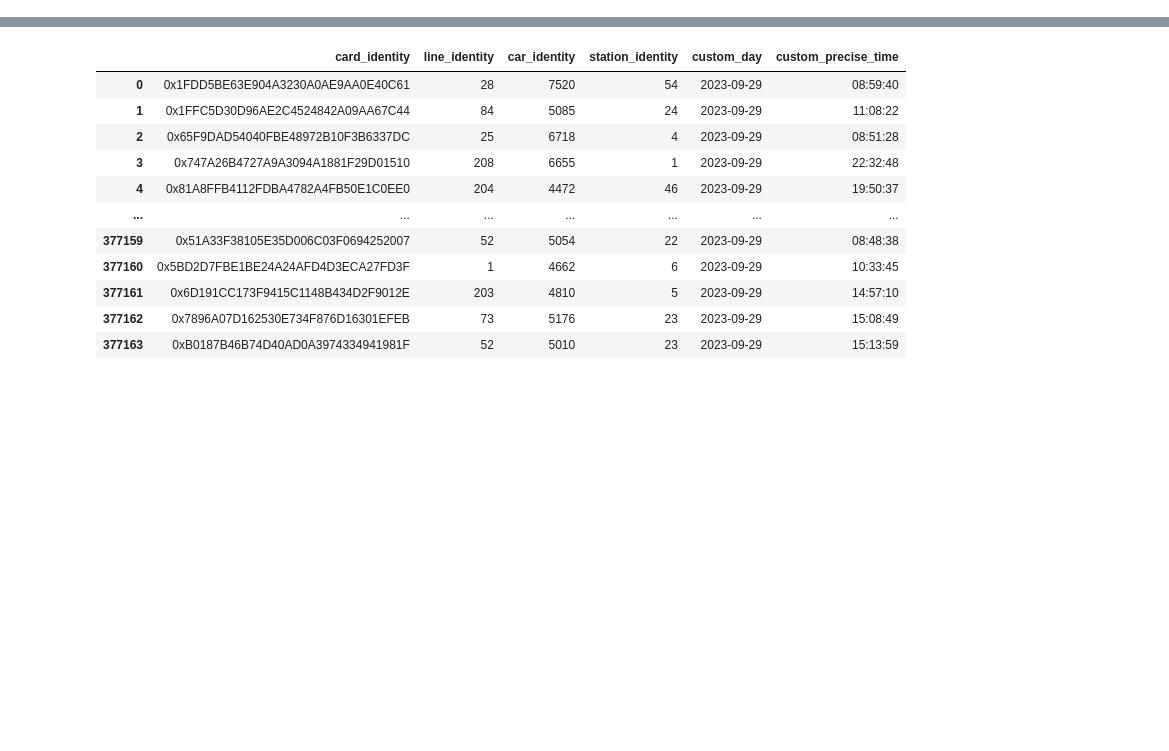
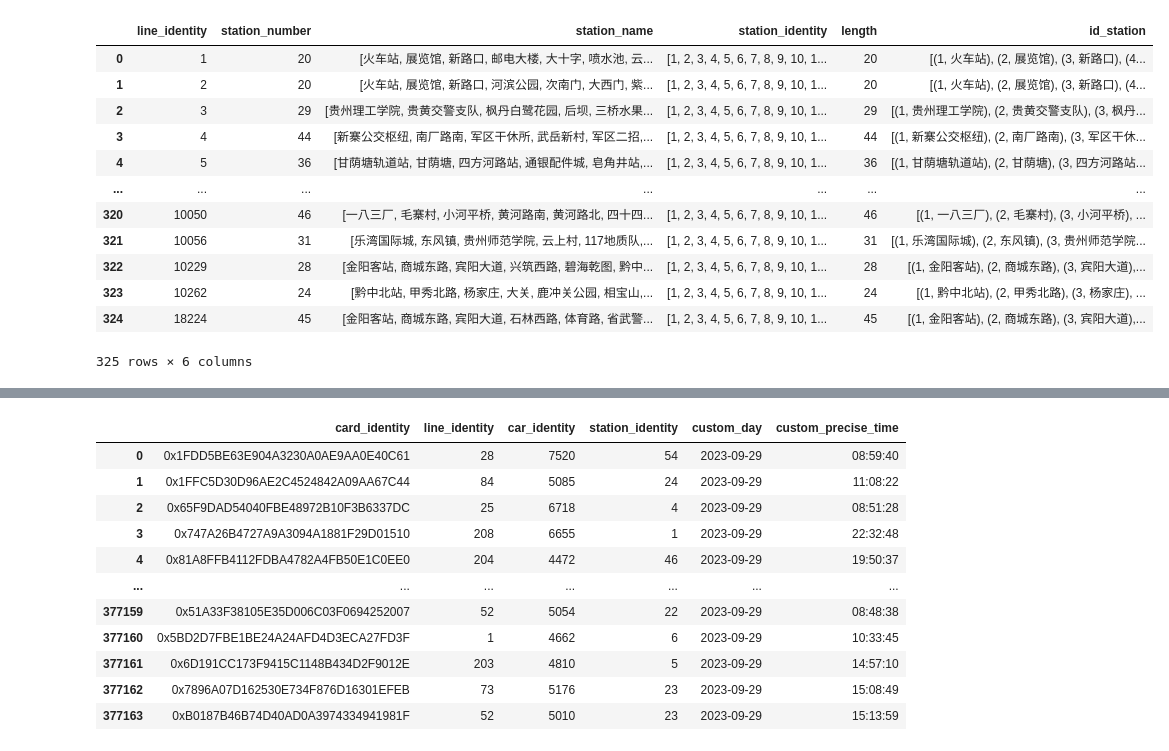
Before and after one commit to xmu-hph/mybus_cor, a Jupyter notebook: temp.ipynb, the cells around one changed output, grey strips where cells are left out. Cells and saved outputs as stored; diff of their text form; code cells hidden in the pictures; blank space fills up the shorter version.

```diff
--- a/temp.ipynb
+++ b/temp.ipynb
@@ -15,3 +15,8 @@ bus_station_dataframe = pd.read_excel('公交数据.xlsx',sheet_name='站点数
 #用去年的时间的同比数据，去预测今年的同比数据，看是否一致，如果一致，说明经济发展没有变化，如果变大，说明经济好转
 #bus_swip_dataframe ：一天的统计信息：各条线路、各个站点的刷卡数量信息
 #bus_station_dataframe ： 站点的统计信息：各个站点的经纬度
+# %%
+line_station_number_sequen_dataframe = \
+bus_station_dataframe.groupby(['line_identity','station_number']).agg({'station_name':list,'station_identity':list}).reset_index()
+line_station_number_sequen_dataframe['length'] = line_station_number_sequen_dataframe['station_identity'].apply(lambda x:len(x))
+line_station_number_sequen_dataframe
@@ -17,0 +37,18 @@ bus_station_dataframe = pd.read_excel('公交数据.xlsx',sheet_name='站点数
+# %%
+line_station_number_sequen_dataframe['id_station'] = line_station_number_sequen_dataframe.apply(lambda x:list(zip(x['station_identity'],x['station_name'])),axis=1)
+# %%
+line_station_number_sequen_dataframe
+# %% [output]
+|  | line_identity | station_number | station_name | station_identity | length | id_station |
+| 0 | 1 | 20 | [火车站, 展览馆, 新路口, 邮电大楼, 大十字, 喷水池, 云... | [1, 2, 3, 4, 5, 6, 7, 8, 9, 10, 1... | 20 | [(1, 火车站), (2, 展览馆), (3, 新路口), (4... |
+| 1 | 2 | 20 | [火车站, 展览馆, 新路口, 河滨公园, 次南门, 大西门, 紫... | [1, 2, 3, 4, 5, 6, 7, 8, 9, 10, 1... | 20 | [(1, 火车站), (2, 展览馆), (3, 新路口), (4... |
+| 2 | 3 | 29 | [贵州理工学院, 贵黄交警支队, 枫丹白鹭花园, 后坝, 三桥水果... | [1, 2, 3, 4, 5, 6, 7, 8, 9, 10, 1... | 29 | [(1, 贵州理工学院), (2, 贵黄交警支队), (3, 枫丹... |
+| 3 | 4 | 44 | [新寨公交枢纽, 南厂路南, 军区干休所, 武岳新村, 军区二招,... | [1, 2, 3, 4, 5, 6, 7, 8, 9, 10, 1... | 44 | [(1, 新寨公交枢纽), (2, 南厂路南), (3, 军区干休... |
+| 4 | 5 | 36 | [甘荫塘轨道站, 甘荫塘, 四方河路站, 通银配件城, 皂角井站,... | [1, 2, 3, 4, 5, 6, 7, 8, 9, 10, 1... | 36 | [(1, 甘荫塘轨道站), (2, 甘荫塘), (3, 四方河路站... |
+| ... | ... | ... | ... | ... | ... | ... |
+| 320 | 10050 | 46 | [一八三厂, 毛寨村, 小河平桥, 黄河路南, 黄河路北, 四十四... | [1, 2, 3, 4, 5, 6, 7, 8, 9, 10, 1... | 46 | [(1, 一八三厂), (2, 毛寨村), (3, 小河平桥), ... |
+| 321 | 10056 | 31 | [乐湾国际城, 东风镇, 贵州师范学院, 云上村, 117地质队,... | [1, 2, 3, 4, 5, 6, 7, 8, 9, 10, 1... | 31 | [(1, 乐湾国际城), (2, 东风镇), (3, 贵州师范学院... |
+| 322 | 10229 | 28 | [金阳客站, 商城东路, 宾阳大道, 兴筑西路, 碧海乾图, 黔中... | [1, 2, 3, 4, 5, 6, 7, 8, 9, 10, 1... | 28 | [(1, 金阳客站), (2, 商城东路), (3, 宾阳大道),... |
+| 323 | 10262 | 24 | [黔中北站, 甲秀北路, 杨家庄, 大关, 鹿冲关公园, 相宝山,... | [1, 2, 3, 4, 5, 6, 7, 8, 9, 10, 1... | 24 | [(1, 黔中北站), (2, 甲秀北路), (3, 杨家庄), ... |
+| 324 | 18224 | 45 | [金阳客站, 商城东路, 宾阳大道, 石林西路, 体育路, 省武警... | [1, 2, 3, 4, 5, 6, 7, 8, 9, 10, 1... | 45 | [(1, 金阳客站), (2, 商城东路), (3, 宾阳大道),... |
+325 rows × 6 columns
```
Also changed, not shown: parts of 34 cells of this notebook, 4 other files.
